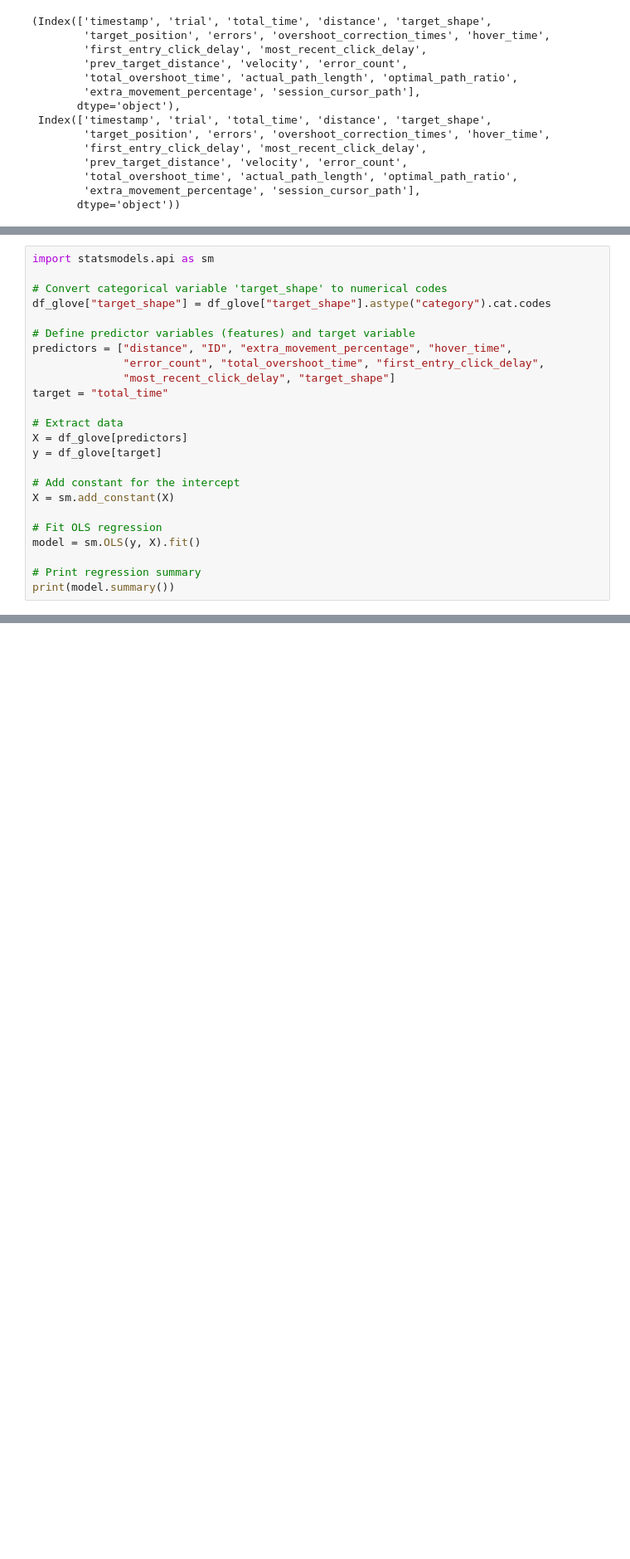
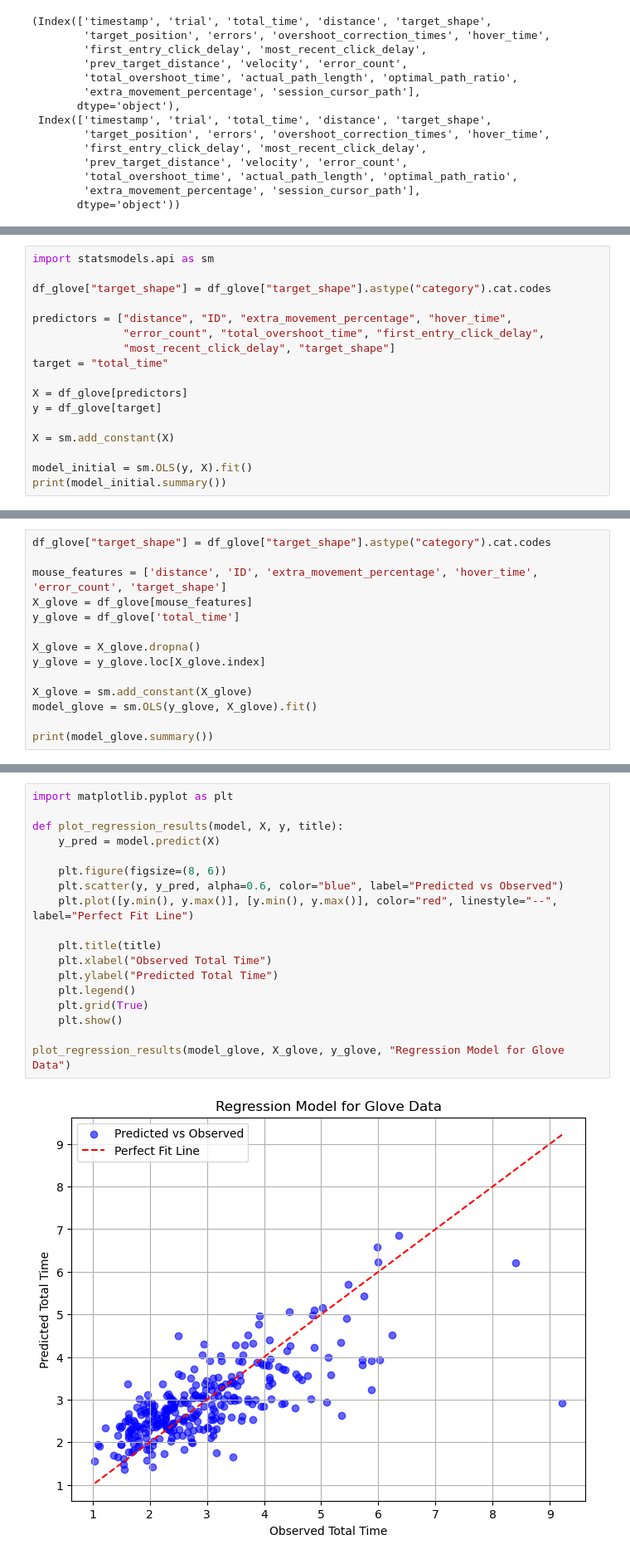
Before and after one commit to fir3yice/Glove-Based-Pointing-Device, a Jupyter notebook: analysis.ipynb, the cells around one changed output, grey strips where cells are left out. Shown at 83% size. Cells and saved outputs as stored; diff of their text form; blank space fills up the shorter version.

```diff
--- a/analysis.ipynb
+++ b/analysis.ipynb
@@ -785,27 +663,20 @@ Index(['timestamp', 'trial', 'total_time', 'distance', 'target_shape',
 # %%
 import statsmodels.api as sm
 
-# Convert categorical variable 'target_shape' to numerical codes
 df_glove["target_shape"] = df_glove["target_shape"].astype("category").cat.codes
 
-# Define predictor variables (features) and target variable
 predictors = ["distance", "ID", "extra_movement_percentage", "hover_time",
               "error_count", "total_overshoot_time", "first_entry_click_delay",
               "most_recent_click_delay", "target_shape"]
 target = "total_time"
 
-# Extract data
 X = df_glove[predictors]
 y = df_glove[target]
 
-# Add constant for the intercept
 X = sm.add_constant(X)
 
-# Fit OLS regression
-model = sm.OLS(y, X).fit()
-
-# Print regression summary
-print(model.summary())
+model_initial = sm.OLS(y, X).fit()
+print(model_initial.summary())
 # %% [output]
                             OLS Regression Results
 ==============================================================================
@@ -882,0 +747,14 @@ print(vif_data)
+# %%
+df_glove["target_shape"] = df_glove["target_shape"].astype("category").cat.codes
+
+mouse_features = ['distance', 'ID', 'extra_movement_percentage', 'hover_time', 'error_count', 'target_shape']
+X_glove = df_glove[mouse_features]
+y_glove = df_glove['total_time']
+
+X_glove = X_glove.dropna()
+y_glove = y_glove.loc[X_glove.index]
+
+X_glove = sm.add_constant(X_glove)
+model_glove = sm.OLS(y_glove, X_glove).fit()
+
+print(model_glove.summary())
@@ -883 +779,21 @@ print(vif_data)
+# %%
+import matplotlib.pyplot as plt
+
+def plot_regression_results(model, X, y, title):
+    y_pred = model.predict(X)
+
+    plt.figure(figsize=(8, 6))
+    plt.scatter(y, y_pred, alpha=0.6, color="blue", label="Predicted vs Observed")
+    plt.plot([y.min(), y.max()], [y.min(), y.max()], color="red", linestyle="--", label="Perfect Fit Line")
+
+    plt.title(title)
+    plt.xlabel("Observed Total Time")
+    plt.ylabel("Predicted Total Time")
+    plt.legend()
+    plt.grid(True)
+    plt.show()
+
+plot_regression_results(model_glove, X_glove, y_glove, "Regression Model for Glove Data")
+# %% [output]
+[figure, added]
 # %%
```
Also changed, not shown: parts of 26 cells of this notebook, 15 other files.
